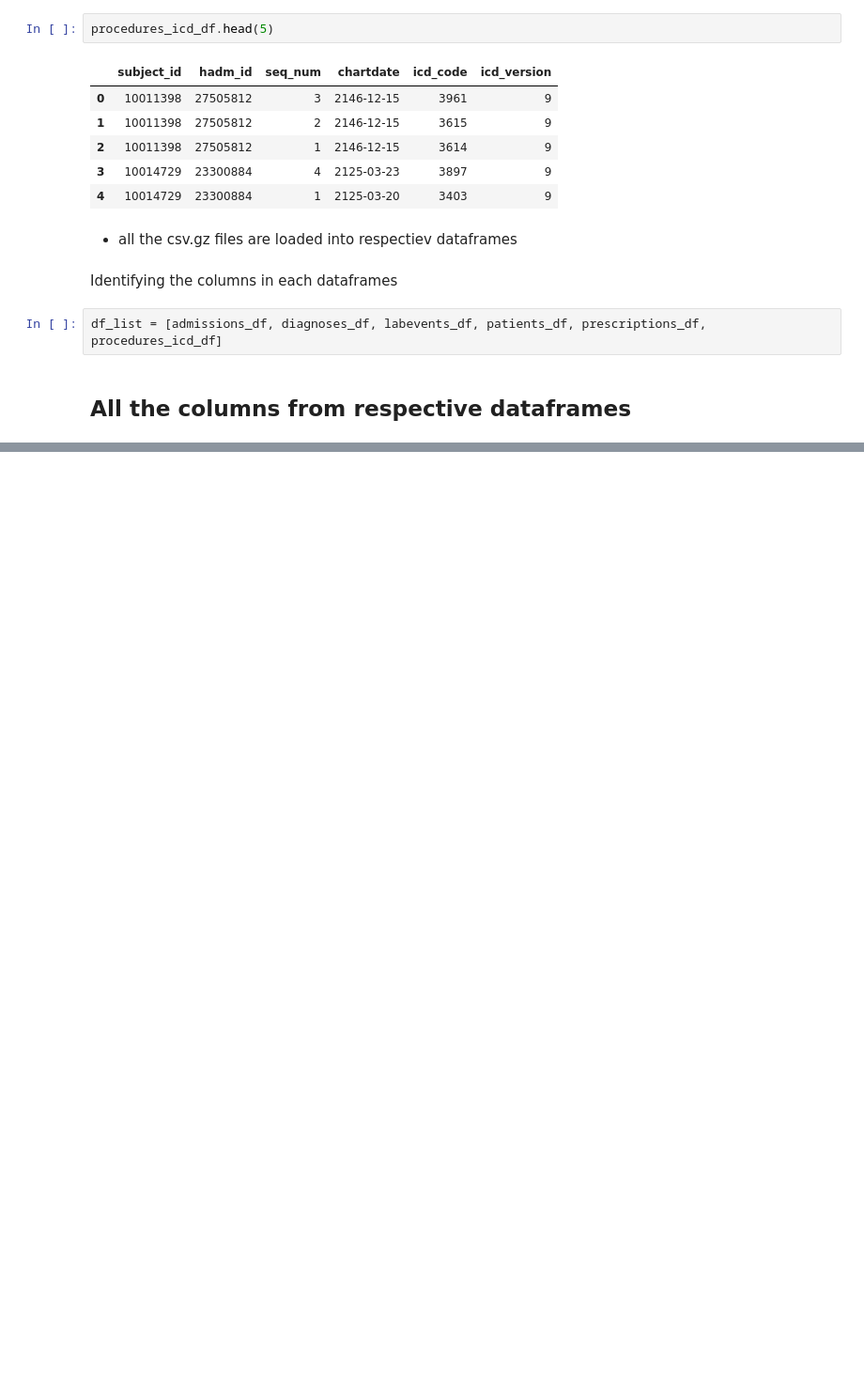
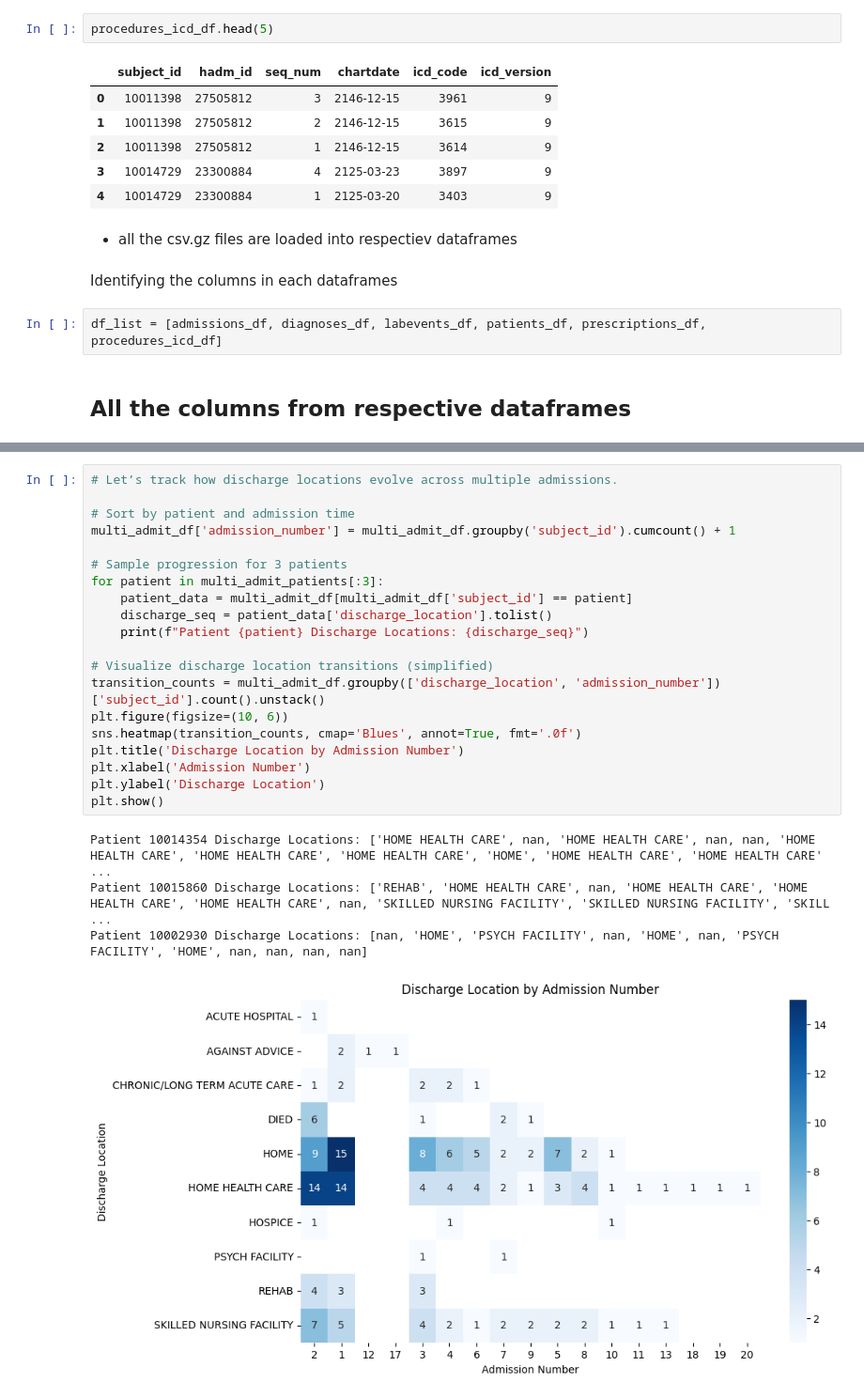
Before and after one commit to Sathvik-Chowdary-Veerapaneni/AI-health-report-generator, a Jupyter notebook: EDA_and_DataModfication.ipynb, the cells around one changed output, grey strips where cells are left out. Shown at 94% size. Saved outputs shown, nothing was run; the diff lists cells and outputs as text; blank space fills up the shorter version.

```diff
--- a/EDA_and_DataModfication.ipynb
+++ b/EDA_and_DataModfication.ipynb
@@ -116,0 +344,25 @@ Index(['subject_id', 'hadm_id', 'seq_num', 'chartdate', 'icd_code',
+# %%
+# Let’s track how discharge locations evolve across multiple admissions.
+
+# Sort by patient and admission time
+multi_admit_df['admission_number'] = multi_admit_df.groupby('subject_id').cumcount() + 1
+
+# Sample progression for 3 patients
+for patient in multi_admit_patients[:3]:
+    patient_data = multi_admit_df[multi_admit_df['subject_id'] == patient]
+    discharge_seq = patient_data['discharge_location'].tolist()
+    print(f"Patient {patient} Discharge Locations: {discharge_seq}")
+
+# Visualize discharge location transitions (simplified)
+transition_counts = multi_admit_df.groupby(['discharge_location', 'admission_number'])['subject_id'].count().unstack()
+plt.figure(figsize=(10, 6))
+sns.heatmap(transition_counts, cmap='Blues', annot=True, fmt='.0f')
+plt.title('Discharge Location by Admission Number')
+plt.xlabel('Admission Number')
+plt.ylabel('Discharge Location')
+plt.show()
+# %% [output]
+Patient 10014354 Discharge Locations: ['HOME HEALTH CARE', nan, 'HOME HEALTH CARE', nan, nan, 'HOME HEALTH CARE', 'HOME HEALTH CARE', 'HOME HEALTH CARE', 'HOME', 'HOME HEALTH CARE', 'HOME HEALTH CARE' ...
+Patient 10015860 Discharge Locations: ['REHAB', 'HOME HEALTH CARE', nan, 'HOME HEALTH CARE', 'HOME HEALTH CARE', 'HOME HEALTH CARE', nan, 'SKILLED NURSING FACILITY', 'SKILLED NURSING FACILITY', 'SKILL ...
+Patient 10002930 Discharge Locations: [nan, 'HOME', 'PSYCH FACILITY', nan, 'HOME', nan, 'PSYCH FACILITY', 'HOME', nan, nan, nan, nan]
+[figure, added]
```
Also changed, not shown: parts of 32 cells of this notebook.
